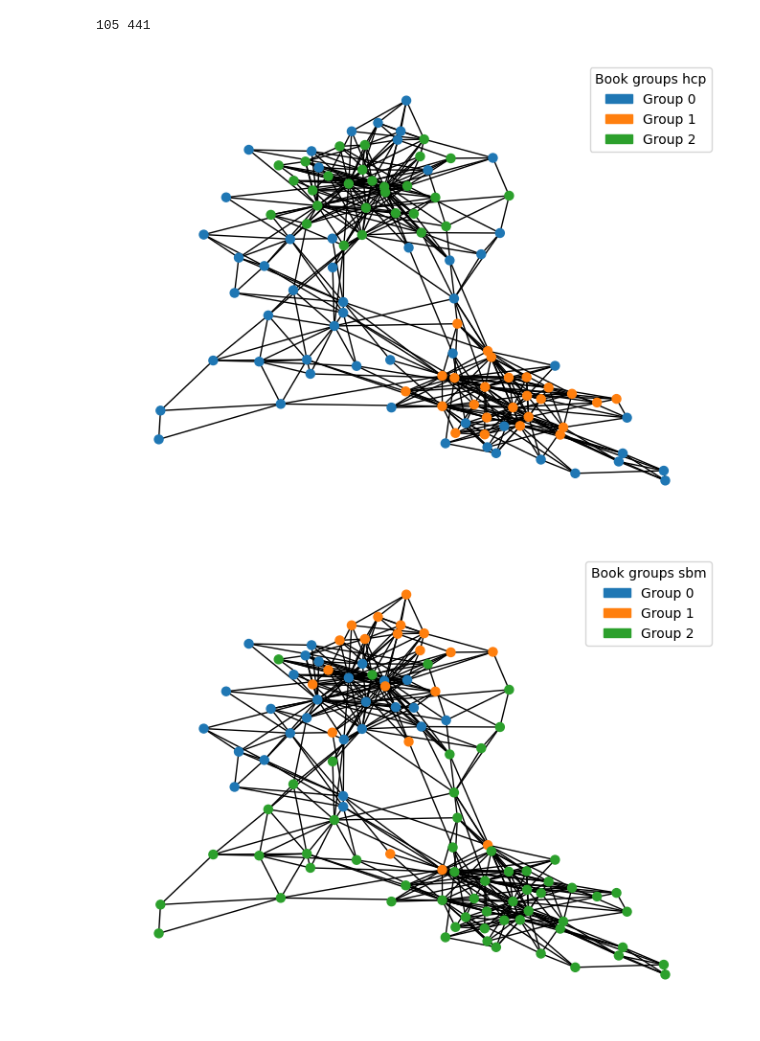
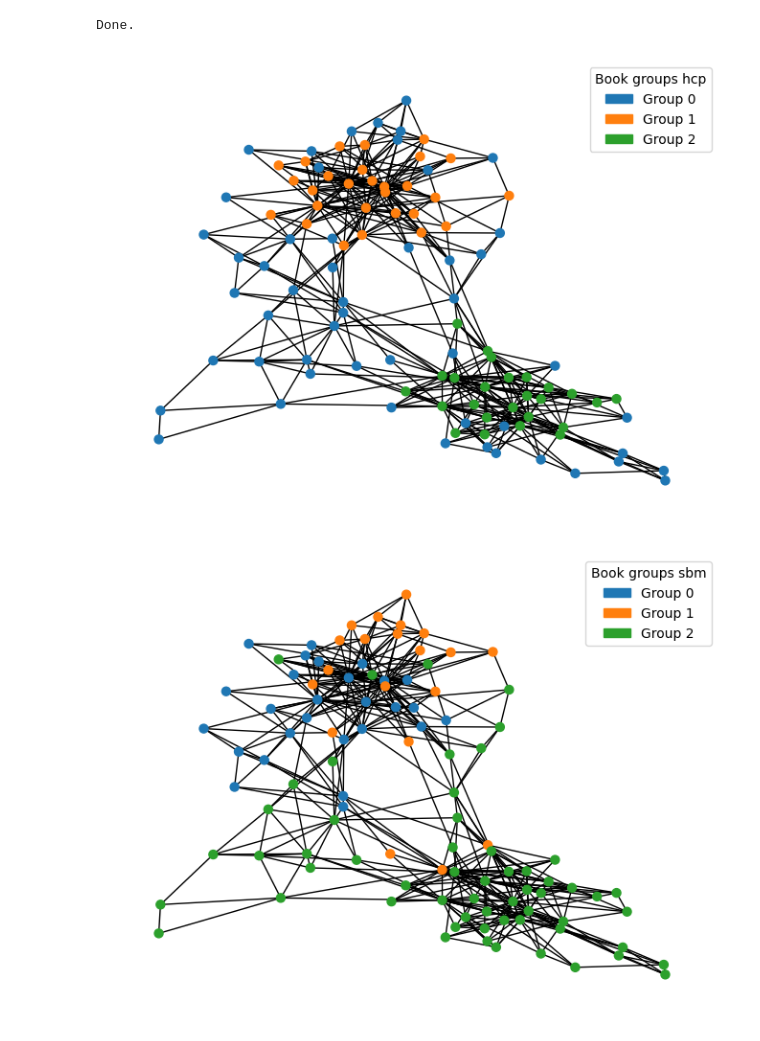
Before and after one commit to ThanosSkentzos/SNA-14B, a Jupyter notebook: results.ipynb, the cells around one changed output. Cells and saved outputs as stored; diff of their text form; code cells hidden in the pictures.

Commit message:
results

```diff
--- a/results.ipynb
+++ b/results.ipynb
@@ -53,45 +27,38 @@ from data import get_terror,get_streets,get_dataset
 import networkx as nx
 import matplotlib.pyplot as plt
 import matplotlib.patches as mpatches
-import pickle
-def read_data(path):
-    with open(path,"rb") as f:
-        data = pickle.load(f)
-    return data
-def save_data(data,path):
-    with open(path,"wb") as f:
-        pickle.dump(data,f)
+from extract_hcp import read_data
 # %% [output]
-105 441
+Done.
 # %%
 #%%
 
+# political books
 np.random.seed(42)
 G = get_dataset("polbooks")
-results = book_results
-memberships_hcp = get_node_memberships(results)
-group_memberships_hcp = get_group_membersips(memberships_hcp)
-save_data(group_memberships_hcp,"hcp_books.pkl")\
 
-group_memberships_sbm = read_data("./Gallagher_Layered_nodes.pkl")
+group_memberships_hcp = read_data("data/hcp_books.pkl")
+memberships_hcp = get_node_from_group(group_memberships_hcp)
+
+group_memberships_sbm = read_data("data/Gallagher_Layered_nodes.pkl")
 memberships_sbm = get_node_from_group(group_memberships_sbm)
 
-group_memberships_kcore = read_data("./KCore_nodes.pkl")
+group_memberships_kcore = read_data("data/KCore_nodes.pkl")
 memberships_kcore = get_node_from_group(group_memberships_kcore)
 
-group_memberships_cope = read_data("./BnE_nodes.pkl")
+group_memberships_cope = read_data("data/BnE_nodes.pkl")
 memberships_cope = get_node_from_group(group_memberships_cope)
 
 pos = nx.spring_layout(G)
 plot_results(memberships_hcp,G,"Book groups hcp",pos)
 plt.figure()
 plot_results(memberships_sbm,G,"Book groups sbm",pos)
 plt.figure()
 plot_results(memberships_kcore,G,"Book groups kcore",pos)
 plt.figure()
 plot_results(memberships_cope,G,"Book groups core-per",pos)
 # %% [output]
-[figure, old version]
+[figure, new version]
 [figure]
 [figure]
 [figure]
```
Also changed, not shown: parts of 7 cells of this notebook, 1 other file.
